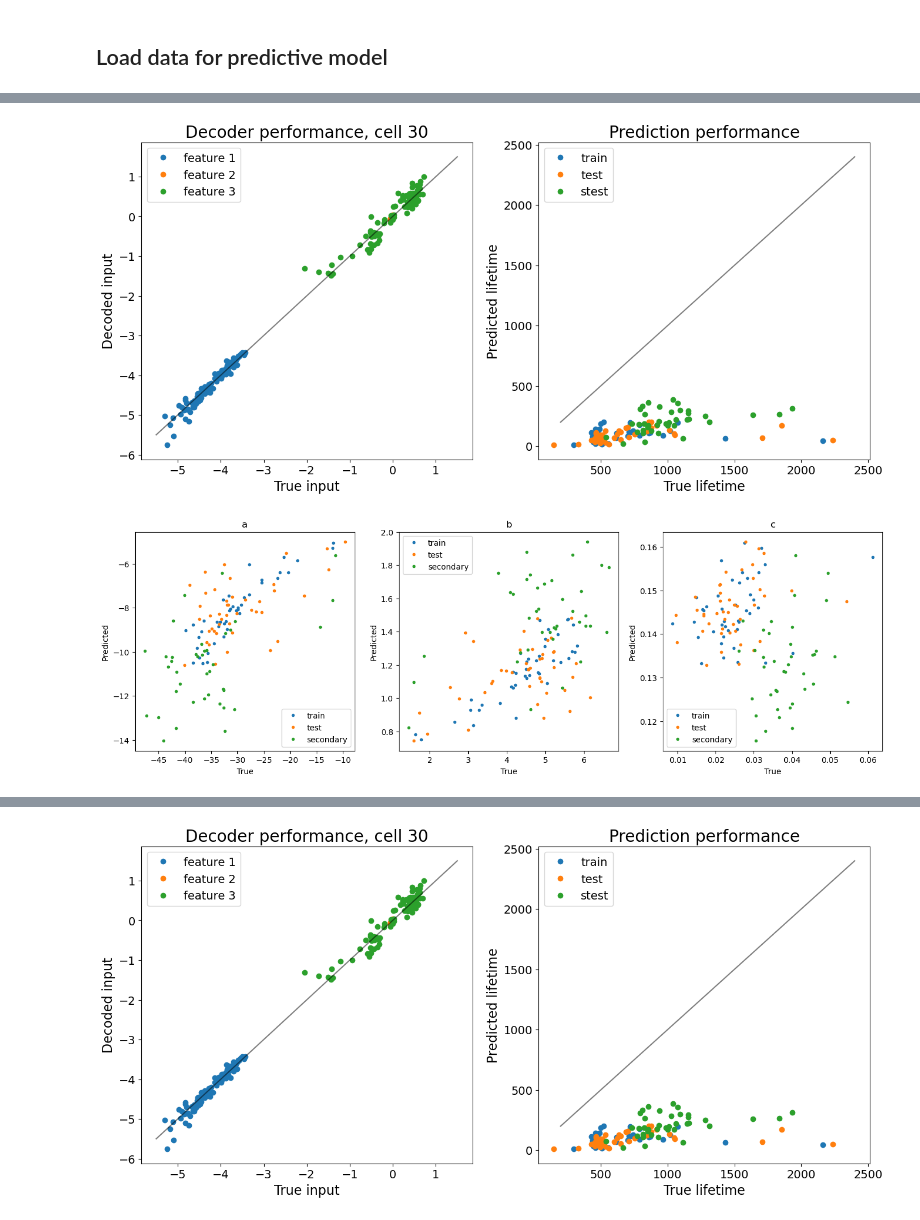
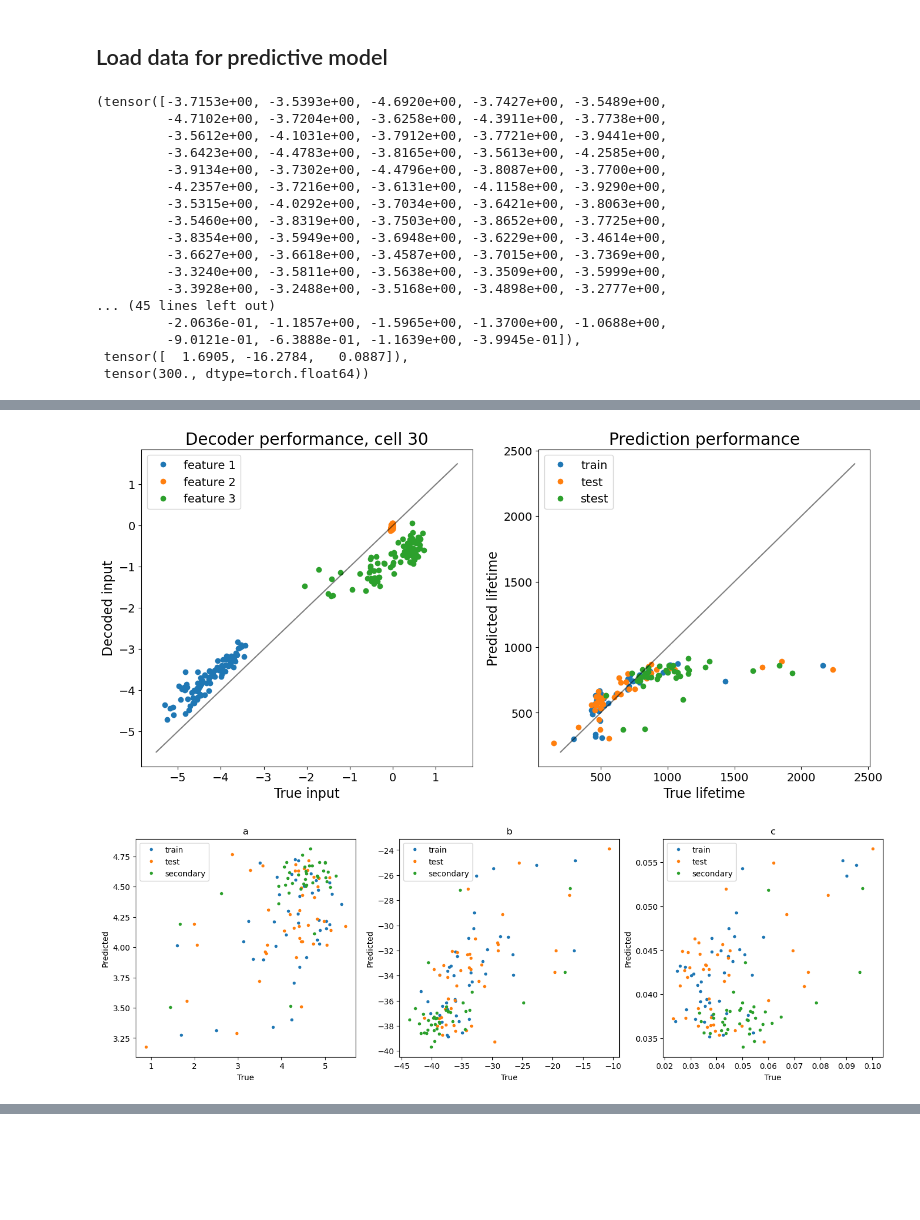
Before and after one commit to nathan99sun/HybridPred, a Jupyter notebook: source/curve_fitting_multistage_attn-DN.ipynb, the cells around one changed output, grey strips where cells are left out. Saved outputs shown, nothing was run; the diff lists cells and outputs as text; code cells hidden in the pictures; blank space fills up the shorter version.

```diff
--- a/source/curve_fitting_multistage_attn-DN.ipynb
+++ b/source/curve_fitting_multistage_attn-DN.ipynb
@@ -98,3 +189,23 @@ stest = TensorDataset(torch.Tensor(x[secondary_ind]),torch.Tensor(params[seconda
+# %%
+train[20][:]
+# %% [output]
+(tensor([-3.7153e+00, -3.5393e+00, -4.6920e+00, -3.7427e+00, -3.5489e+00,
+         -4.7102e+00, -3.7204e+00, -3.6258e+00, -4.3911e+00, -3.7738e+00,
+         -3.5612e+00, -4.1031e+00, -3.7912e+00, -3.7721e+00, -3.9441e+00,
+         -3.6423e+00, -4.4783e+00, -3.8165e+00, -3.5613e+00, -4.2585e+00,
+         -3.9134e+00, -3.7302e+00, -4.4796e+00, -3.8087e+00, -3.7700e+00,
+         -4.2357e+00, -3.7216e+00, -3.6131e+00, -4.1158e+00, -3.9290e+00,
+         -3.5315e+00, -4.0292e+00, -3.7034e+00, -3.6421e+00, -3.8063e+00,
+         -3.5460e+00, -3.8319e+00, -3.7503e+00, -3.8652e+00, -3.7725e+00,
+         -3.8354e+00, -3.5949e+00, -3.6948e+00, -3.6229e+00, -3.4614e+00,
+         -3.6627e+00, -3.6618e+00, -3.4587e+00, -3.7015e+00, -3.7369e+00,
+         -3.3240e+00, -3.5811e+00, -3.5638e+00, -3.3509e+00, -3.5999e+00,
+         -3.3928e+00, -3.2488e+00, -3.5168e+00, -3.4898e+00, -3.2777e+00,
+... (45 lines left out)
+         -2.0636e-01, -1.1857e+00, -1.5965e+00, -1.3700e+00, -1.0688e+00,
+         -9.0121e-01, -6.3888e-01, -1.1639e+00, -3.9945e-01]),
+ tensor([  1.6905, -16.2784,   0.0887]),
+ tensor(300., dtype=torch.float64))
 # %%
 from models import AutoEncoder_ElasticNet
 
@@ -260,14 +371,13 @@ class AutoEncoder_Model(nn.Module):
         axs[0].tick_params(axis='y', labelsize=14)
         axs[0].set_title("Decoder performance, cell "+str(id), fontsize = 20)
 
-        coeffs_pred = self.predict(train[:][0]).detach().numpy()[:, :, 0]
-        axs[1].plot(train[:][2].detach().numpy(), np.power(np.exp(-coeffs_pred[:, 0])*(0.2-coeffs_pred[:, 2]),1/coeffs_pred[:, 1]), "o", label = "train")
-
-        coeffs_pred = self.predict(test[:][0]).detach().numpy()[:, :, 0]
-        axs[1].plot(test[:][2].detach().numpy(), np.power(np.exp(-coeffs_pred[:, 0])*(0.2-coeffs_pred[:, 2]),1/coeffs_pred[:, 1]), "o", label = "test")
-
-        coeffs_pred = self.predict(stest[:][0]).detach().numpy()[:, :, 0]
-        axs[1].plot(stest[:][2].detach().numpy(), np.power(np.exp(-coeffs_pred[:, 0])*(0.2-coeffs_pred[:, 2]),1/coeffs_pred[:, 1]), "o", label = "stest")
+        for dataset, label in zip([train, test, stest], ["train", "test", "stest"]):
+            coeffs_pred = self.predict(dataset[:][0]).detach().numpy()[:, :, 0]
+            B = coeffs_pred[:, 0] + 1
+            A = coeffs_pred[:, 1] - np.log(B)
+            C = coeffs_pred[:, 2]
+            predicted_cycle_lives = np.power(np.exp(-A)*(0.2-C),1/B)
+            axs[1].plot(dataset[:][2].detach().numpy(), predicted_cycle_lives, "o", label = label)
 
         axs[1].plot(np.linspace(200, 2400, 3), np.linspace(200, 2400, 3), "k", alpha = 0.5)
         axs[1].legend(fontsize = 14)
@@ -331,7 +441,7 @@ class AutoEncoder_Model(nn.Module):
                     predictions = self.predict(train_inputs)
 
                     # prediction_loss = loss_function(10**train_labels, 10**predictions[:, 0])
-                    prediction_loss = loss_function(predictions[:, :, 0], train_labels, weights=torch.tensor([[1/32,1/4,1/0.02]]))
+                    prediction_loss = loss_function(predictions[:, :, 0], train_labels, weights=torch.tensor([[3.0/3,3.0/32,1.0/0.02]]))
                     decoding_loss = loss_function(train_inputs, outputs, weights = 1.0)
                     en_loss = self.regularisation_loss()
                     loss = en_loss*en_weight + decoding_loss*decoding_weight + prediction_loss*prediction_weight
@@ -352,7 +462,7 @@ class AutoEncoder_Model(nn.Module):
         self.train()
         use_cuda = torch.cuda.is_available()
         device = torch.device("cuda" if use_cuda else "cpu")
-        loss_function = weighted_MSELoss().to(device)
+        loss_function = weighted_MSELoss()
 
         num_stages = train_policy["num_stages"]
         for stage in range(num_stages):
@@ -376,8 +486,11 @@ class AutoEncoder_Model(nn.Module):
                     predictions = self.predict(train_inputs).detach().numpy()
 
                     # prediction_loss = loss_function(10**train_labels, 10**predictions[:, 0])
-                    predicted_cycle_life = np.power(np.exp(-predictions[:, 0])*(0.2-predictions[:, 2]),1/predictions[:, 1])
-                    prediction_loss = loss_function(cycle_life, predicted_cycle_life, weights=1.0)
+                    B = predictions[:, 0] + 1
+                    A = predictions[:, 1] - np.log(B)
+                    C = predictions[:, 2]
+                    predicted_cycle_life = np.power(np.exp(-A)*(0.2-C),1/B)
+                    prediction_loss = loss_function(cycle_life, predicted_cycle_life, weights = 1.0)
                     decoding_loss = loss_function(train_inputs, outputs, weights = 1.0)
                     en_loss = self.regularisation_loss()
                     loss = en_loss*en_weight + decoding_loss*decoding_weight + prediction_loss*prediction_weight
@@ -396,8 +509,8 @@ class AutoEncoder_Model(nn.Module):
 # %%
 train_policy = {
     "num_stages": 1,
-    "epochs": [700, 500],
-    "learning_rates": [1e-3, 1e-5],
+    "epochs": [400, 1500],
+    "learning_rates": [5e-3, 2e-4],
     "batch_sizes": [64, 64],
     "prediction_weights": [1, 1],
     "decoding_weights": [0.1, 0.1],
@@ -410,13 +523,13 @@ model = AutoEncoder_Model(n_features=len(features), n_cycles=n_cycles, d_model=1
 model.fit_1(train, test, stest, train_policy)
 
 train_policy = {
-    "num_stages": 2,
-    "epochs": [500, 500],
-    "learning_rates": [1e-4, 1e-6],
+    "num_stages": 1,
+    "epochs": [500],
+    "learning_rates": [0.1],
     "batch_sizes": [64, 64],
-    "prediction_weights": [1e-5, 1],
-    "decoding_weights": [1, 0],
-    "en_weights": [1, 1]
+    "prediction_weights": [1, 1],
+    "decoding_weights": [0, 1],
+    "en_weights": [0, 1]
 }
 model.fit_2(train, test, stest, train_policy)
 # %% [output]
@@ -461,2 +574,2 @@ sec      [26.37286789  3.61947688  0.09502456]
-[figure, old version]
+[figure, new version]
-[figure, old version]
+[figure, new version]
@@ -481 +575,0 @@ sec      [26.37286789  3.61947688  0.09502456]
-[figure, removed]
```
Also changed, not shown: parts of 6 cells of this notebook.
